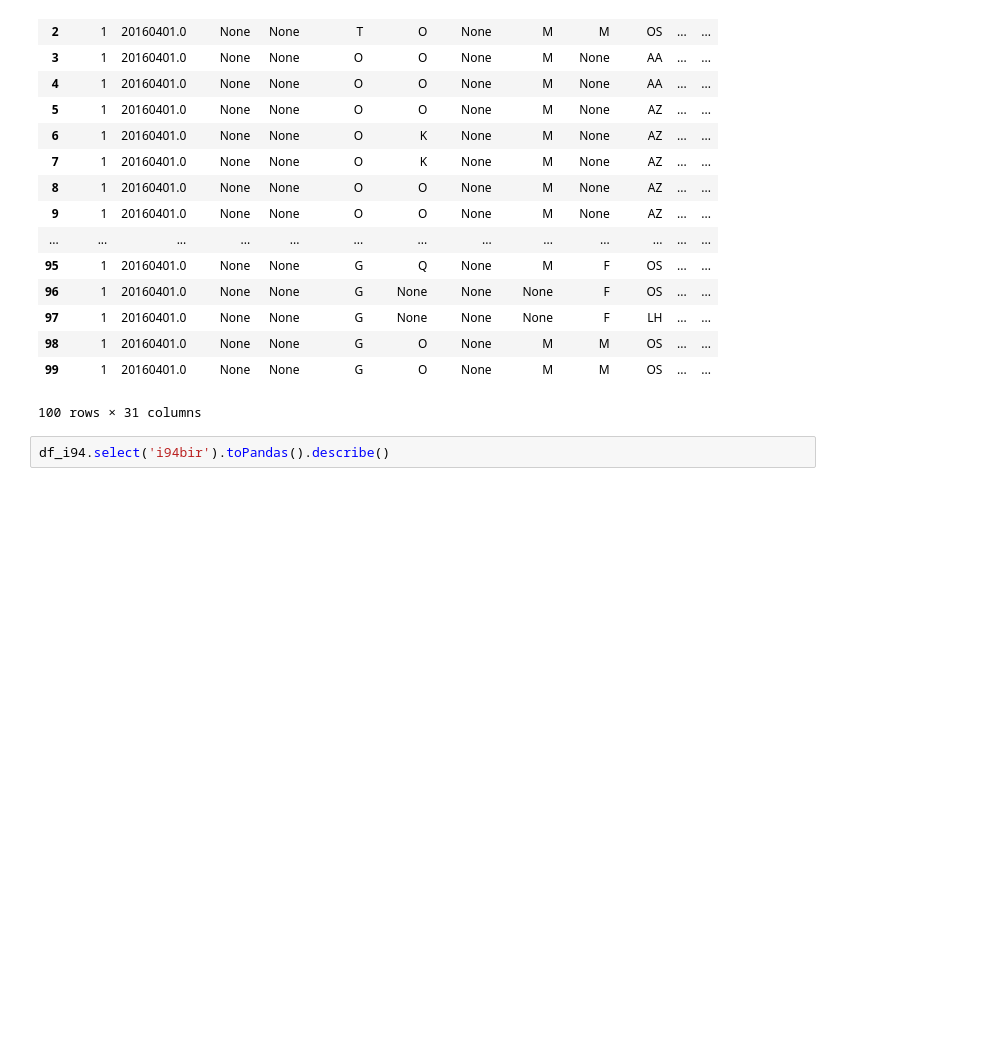
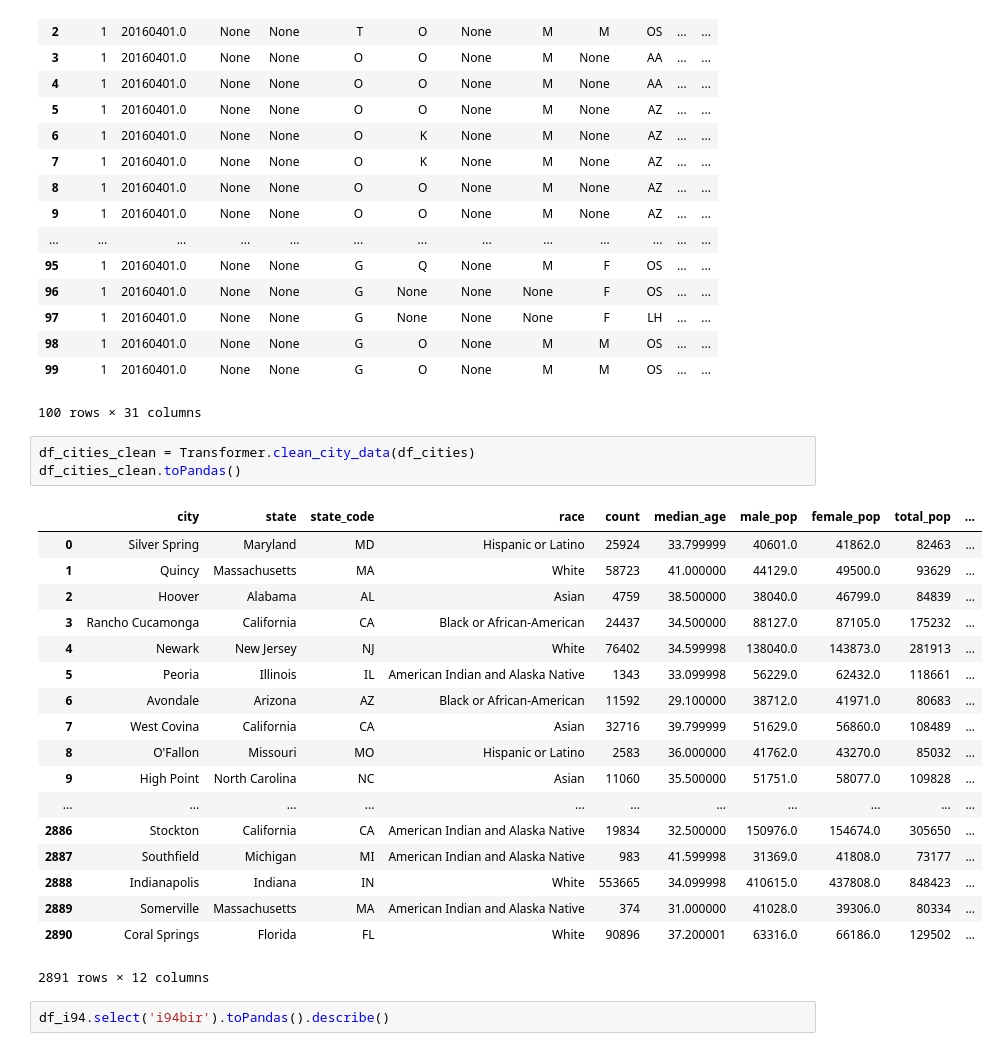
Before and after one commit to Sabathh/data_engineering, a Jupyter notebook: capstone_project/Capstone Project Template.ipynb, the cells around one changed output. Drawn from its saved outputs; the diff is of its cells as text; blank space fills up the shorter version.

Commit message:
Capstone: Created function to clean city dataframe

```diff
--- a/capstone_project/Capstone Project Template.ipynb
+++ b/capstone_project/Capstone Project Template.ipynb
@@ -241,6 +241,28 @@ df_i94_clean.limit(100).toPandas()
 | 98 | 1 | 20160401.0 | None | None | G | O | None | M | M | OS | ... | ... |
 | 99 | 1 | 20160401.0 | None | None | G | O | None | M | M | OS | ... | ... |
 100 rows × 31 columns
+# %%
+df_cities_clean = Transformer.clean_city_data(df_cities)
+df_cities_clean.toPandas()
+# %% [output]
+|  | city | state | state_code | race | count | median_age | male_pop | female_pop | total_pop | ... |
+| 0 | Silver Spring | Maryland | MD | Hispanic or Latino | 25924 | 33.799999 | 40601.0 | 41862.0 | 82463 | ... |
+| 1 | Quincy | Massachusetts | MA | White | 58723 | 41.000000 | 44129.0 | 49500.0 | 93629 | ... |
+| 2 | Hoover | Alabama | AL | Asian | 4759 | 38.500000 | 38040.0 | 46799.0 | 84839 | ... |
+| 3 | Rancho Cucamonga | California | CA | Black or African-American | 24437 | 34.500000 | 88127.0 | 87105.0 | 175232 | ... |
+| 4 | Newark | New Jersey | NJ | White | 76402 | 34.599998 | 138040.0 | 143873.0 | 281913 | ... |
+| 5 | Peoria | Illinois | IL | American Indian and Alaska Native | 1343 | 33.099998 | 56229.0 | 62432.0 | 118661 | ... |
+| 6 | Avondale | Arizona | AZ | Black or African-American | 11592 | 29.100000 | 38712.0 | 41971.0 | 80683 | ... |
+| 7 | West Covina | California | CA | Asian | 32716 | 39.799999 | 51629.0 | 56860.0 | 108489 | ... |
+| 8 | O'Fallon | Missouri | MO | Hispanic or Latino | 2583 | 36.000000 | 41762.0 | 43270.0 | 85032 | ... |
+| 9 | High Point | North Carolina | NC | Asian | 11060 | 35.500000 | 51751.0 | 58077.0 | 109828 | ... |
+| ... | ... | ... | ... | ... | ... | ... | ... | ... | ... | ... |
+| 2886 | Stockton | California | CA | American Indian and Alaska Native | 19834 | 32.500000 | 150976.0 | 154674.0 | 305650 | ... |
+| 2887 | Southfield | Michigan | MI | American Indian and Alaska Native | 983 | 41.599998 | 31369.0 | 41808.0 | 73177 | ... |
+| 2888 | Indianapolis | Indiana | IN | White | 553665 | 34.099998 | 410615.0 | 437808.0 | 848423 | ... |
+| 2889 | Somerville | Massachusetts | MA | American Indian and Alaska Native | 374 | 31.000000 | 41028.0 | 39306.0 | 80334 | ... |
+| 2890 | Coral Springs | Florida | FL | White | 90896 | 37.200001 | 63316.0 | 66186.0 | 129502 | ... |
+2891 rows × 12 columns
 # %%
 df_i94.select('i94bir').toPandas().describe()
 # %% [output]
```
Also changed, not shown: 1 other file.
